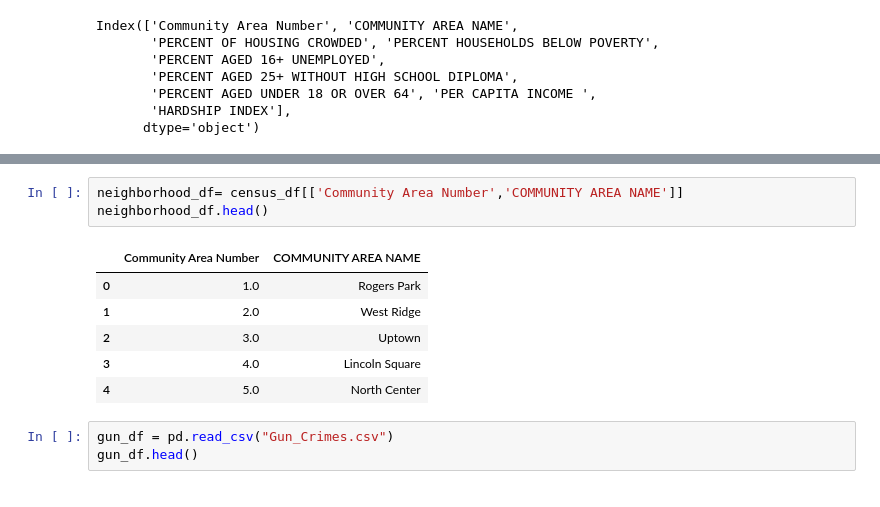
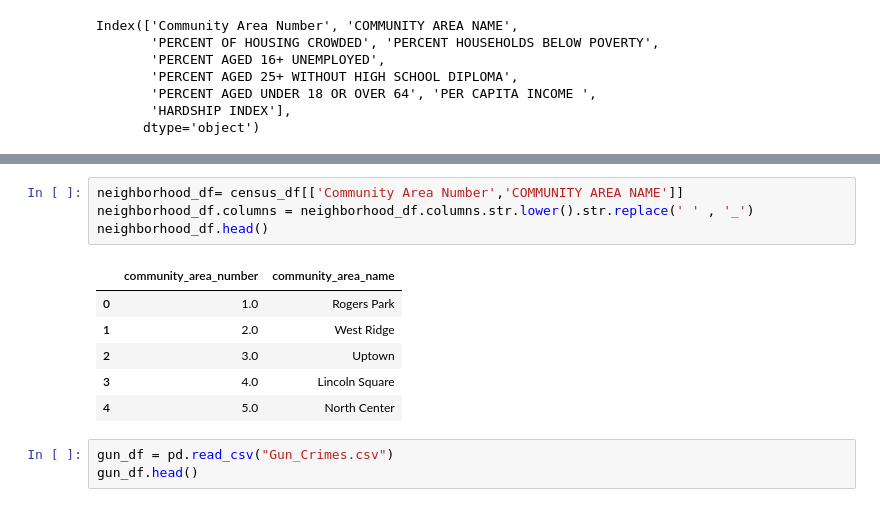
Before and after one commit to NickP20/Gun_Violence, a Jupyter notebook: Untitled.ipynb, the cells around one changed output, grey strips where cells are left out. Cells and saved outputs as stored; diff of their text form.

Commit message:
renamed columns

```diff
--- a/Untitled.ipynb
+++ b/Untitled.ipynb
@@ -66,8 +82,9 @@ economic_df.head()
 # %%
 neighborhood_df= census_df[['Community Area Number','COMMUNITY AREA NAME']]
+neighborhood_df.columns = neighborhood_df.columns.str.lower().str.replace(' ' , '_')
 neighborhood_df.head()
 # %% [output]
-|  | Community Area Number | COMMUNITY AREA NAME |
+|  | community_area_number | community_area_name |
 | 0 | 1.0 | Rogers Park |
 | 1 | 2.0 | West Ridge |
 | 2 | 3.0 | Uptown |
```
Also changed, not shown: parts of 2 cells of this notebook.
